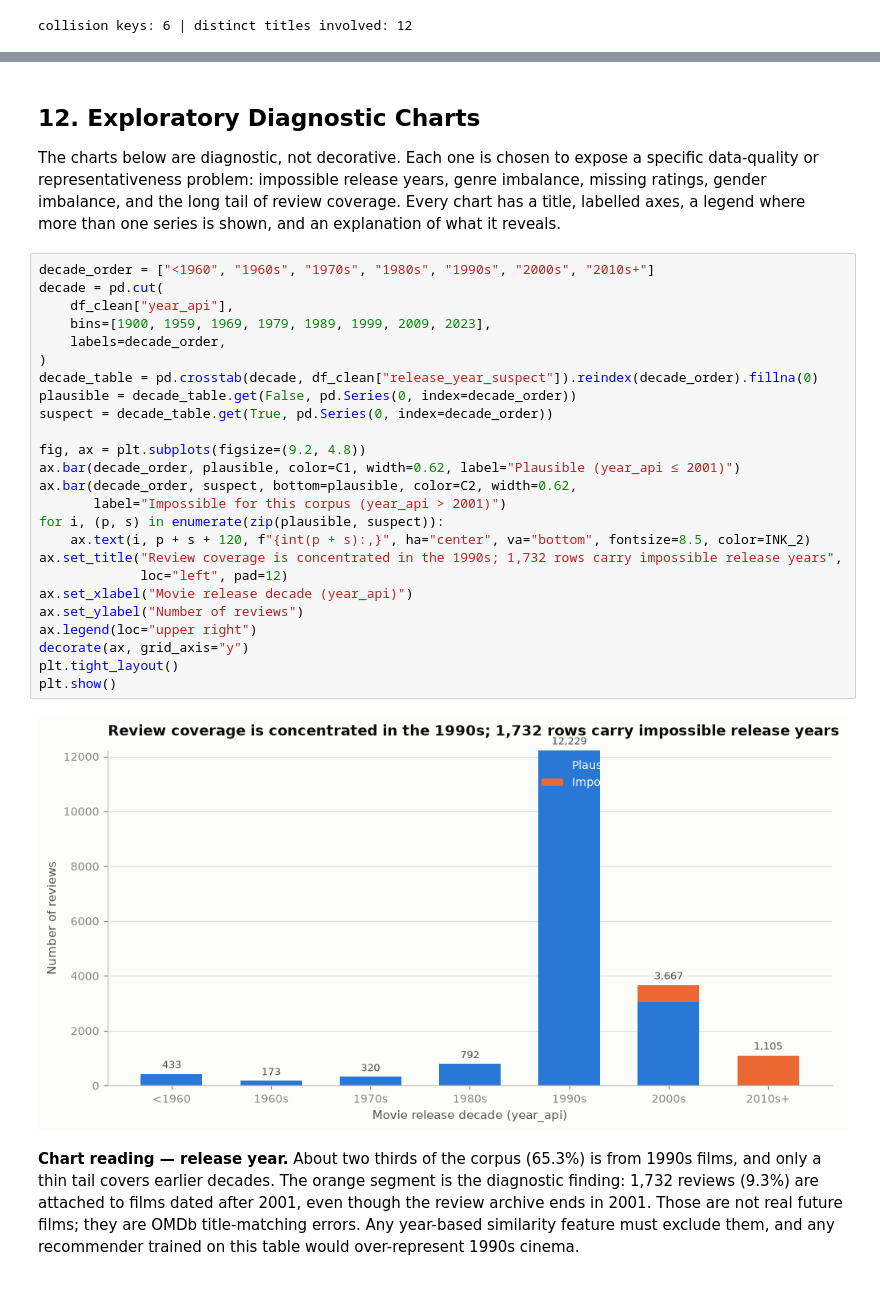
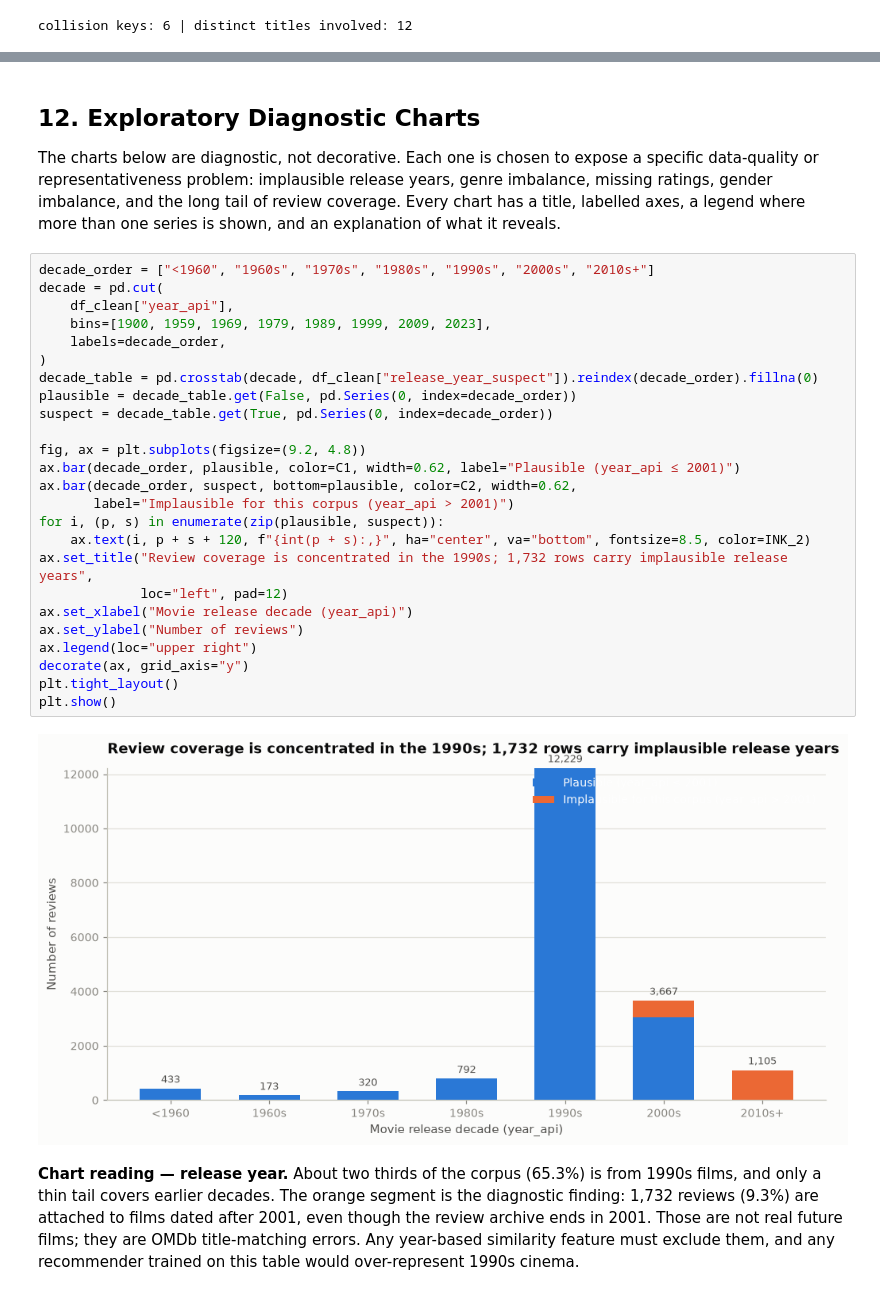
Before and after one commit to a207334-cmyk/data-engineering-group-project, a Jupyter notebook: Assignment1_EDA.ipynb, the cells around one changed output, grey strips where cells are left out. Saved outputs shown, nothing was run; the diff lists cells and outputs as text.

```diff
--- a/Assignment1_EDA.ipynb
+++ b/Assignment1_EDA.ipynb
@@ -1332,34 +1346,34 @@ The before/after effect of all these fixes is summarised in Section 15.
 # %% [markdown]
 ## 12. Exploratory Diagnostic Charts
 
-The charts below are diagnostic, not decorative. Each one is chosen to expose a specific data-quality or representativeness problem: impossible release years, genre imbalance, missing ratings, gender imbalance, and the long tail of review coverage. Every chart has a title, labelled axes, a legend where more than one series is shown, and an explanation of what it reveals.
+The charts below are diagnostic, not decorative. Each one is chosen to expose a specific data-quality or representativeness problem: implausible release years, genre imbalance, missing ratings, gender imbalance, and the long tail of review coverage. Every chart has a title, labelled axes, a legend where more than one series is shown, and an explanation of what it reveals.
 # %%
 decade_order = ["<1960", "1960s", "1970s", "1980s", "1990s", "2000s", "2010s+"]
 decade = pd.cut(
     df_clean["year_api"],
     bins=[1900, 1959, 1969, 1979, 1989, 1999, 2009, 2023],
     labels=decade_order,
 )
 decade_table = pd.crosstab(decade, df_clean["release_year_suspect"]).reindex(decade_order).fillna(0)
 plausible = decade_table.get(False, pd.Series(0, index=decade_order))
 suspect = decade_table.get(True, pd.Series(0, index=decade_order))
 
 fig, ax = plt.subplots(figsize=(9.2, 4.8))
 ax.bar(decade_order, plausible, color=C1, width=0.62, label="Plausible (year_api ≤ 2001)")
 ax.bar(decade_order, suspect, bottom=plausible, color=C2, width=0.62,
-       label="Impossible for this corpus (year_api > 2001)")
+       label="Implausible for this corpus (year_api > 2001)")
 for i, (p, s) in enumerate(zip(plausible, suspect)):
     ax.text(i, p + s + 120, f"{int(p + s):,}", ha="center", va="bottom", fontsize=8.5, color=INK_2)
-ax.set_title("Review coverage is concentrated in the 1990s; 1,732 rows carry impossible release years",
+ax.set_title("Review coverage is concentrated in the 1990s; 1,732 rows carry implausible release years",
              loc="left", pad=12)
 ax.set_xlabel("Movie release decade (year_api)")
 ax.set_ylabel("Number of reviews")
 ax.legend(loc="upper right")
 decorate(ax, grid_axis="y")
 plt.tight_layout()
 plt.show()
 # %% [output]
-[figure, old version]
+[figure, new version]
 # %% [markdown]
 **Chart reading — release year.** About two thirds of the corpus (65.3%) is from 1990s films, and only a thin tail covers earlier decades. The orange segment is the diagnostic finding: 1,732 reviews (9.3%) are attached to films dated after 2001, even though the review archive ends in 2001. Those are not real future films; they are OMDb title-matching errors. Any year-based similarity feature must exclude them, and any recommender trained on this table would over-represent 1990s cinema.
 # %%
```
Also changed, not shown: parts of 19 cells of this notebook, 5 other files.
